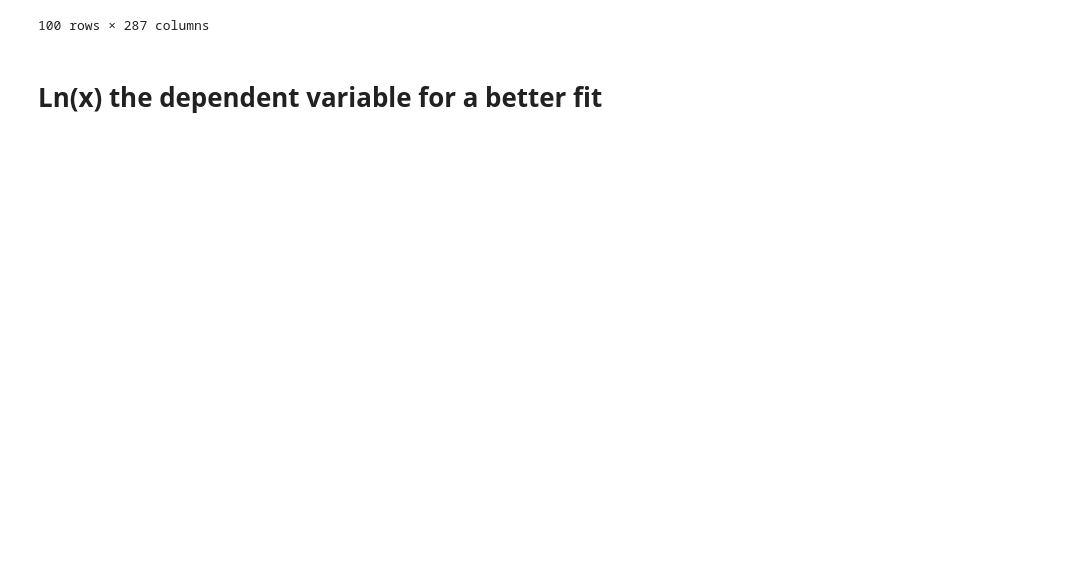
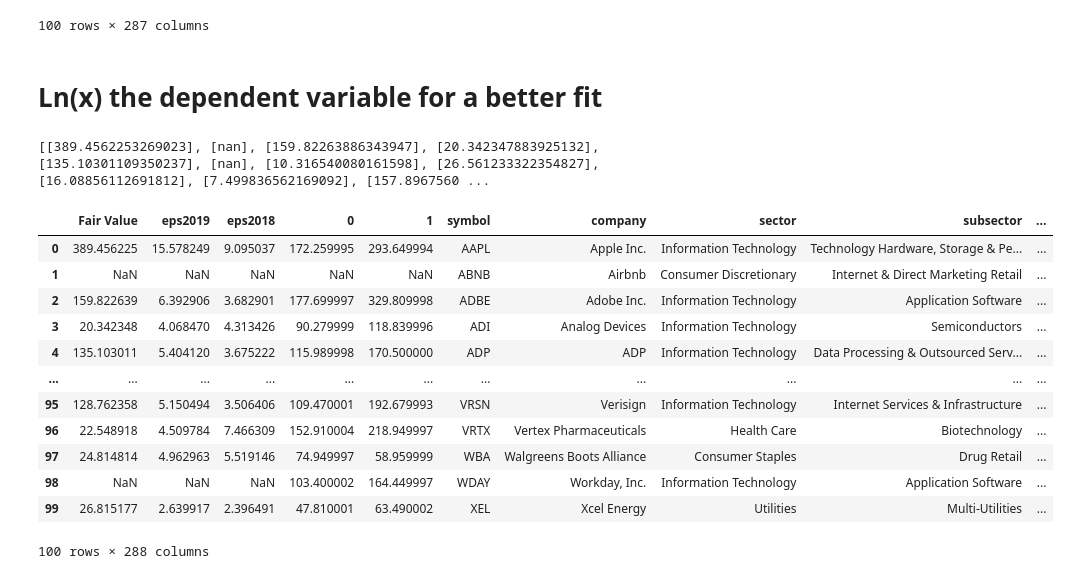
Before and after one commit to hodge-py/PyAdvisor, a Jupyter notebook: MLStockModels.ipynb, the cells around one changed output. Cells and saved outputs as stored; diff of their text form; code cells hidden in the pictures; blank space fills up the shorter version.

```diff
--- a/MLStockModels.ipynb
+++ b/MLStockModels.ipynb
@@ -94,6 +94,38 @@ new_df.head(100)
 # %%
 fairValue = []
 for index, row in new_df.iterrows():
-    break
+    eps_growth = row['eps2019']/row['eps2018']
+    if np.isnan(eps_growth):
+        fairValue.append([np.nan])
+    elif eps_growth < 1:
+        epsTTM = row['eps2019'] * 5
+        fairValue.append([epsTTM])
+    elif eps_growth > 1:
+        eps_percent = ((eps_growth-1)*100)
+        if eps_percent > 25:
+            eps_percent = 25
+        epsTTM = row['eps2019'] * eps_percent
+        fairValue.append([epsTTM])
+
+print(fairValue)
+# %% [output]
+[[389.4562253269023], [nan], [159.82263886343947], [20.342347883925132], [135.10301109350237], [nan], [10.316540080161598], [26.561233322354827], [16.08856112691812], [7.499836562169092], [157.8967560 ...
 # %%
-new_df.head(15)
+fairValuedf = pd.DataFrame(np.array(fairValue))
+new_df.insert(loc=0, column='Fair Value', value=fairValuedf)
+# %%
+new_df.head(100)
+# %% [output]
+|  | Fair Value | eps2019 | eps2018 | 0 | 1 | symbol | company | sector | subsector | ... |
+| 0 | 389.456225 | 15.578249 | 9.095037 | 172.259995 | 293.649994 | AAPL | Apple Inc. | Information Technology | Technology Hardware, Storage & Pe... | ... |
+| 1 | NaN | NaN | NaN | NaN | NaN | ABNB | Airbnb | Consumer Discretionary | Internet & Direct Marketing Retail | ... |
+| 2 | 159.822639 | 6.392906 | 3.682901 | 177.699997 | 329.809998 | ADBE | Adobe Inc. | Information Technology | Application Software | ... |
+| 3 | 20.342348 | 4.068470 | 4.313426 | 90.279999 | 118.839996 | ADI | Analog Devices | Information Technology | Semiconductors | ... |
+| 4 | 135.103011 | 5.404120 | 3.675222 | 115.989998 | 170.500000 | ADP | ADP | Information Technology | Data Processing & Outsourced Serv... | ... |
+| ... | ... | ... | ... | ... | ... | ... | ... | ... | ... | ... |
+| 95 | 128.762358 | 5.150494 | 3.506406 | 109.470001 | 192.679993 | VRSN | Verisign | Information Technology | Internet Services & Infrastructure | ... |
+| 96 | 22.548918 | 4.509784 | 7.466309 | 152.910004 | 218.949997 | VRTX | Vertex Pharmaceuticals | Health Care | Biotechnology | ... |
+| 97 | 24.814814 | 4.962963 | 5.519146 | 74.949997 | 58.959999 | WBA | Walgreens Boots Alliance | Consumer Staples | Drug Retail | ... |
+| 98 | NaN | NaN | NaN | 103.400002 | 164.449997 | WDAY | Workday, Inc. | Information Technology | Application Software | ... |
+| 99 | 26.815177 | 2.639917 | 2.396491 | 47.810001 | 63.490002 | XEL | Xcel Energy | Utilities | Multi-Utilities | ... |
+100 rows × 288 columns
```
